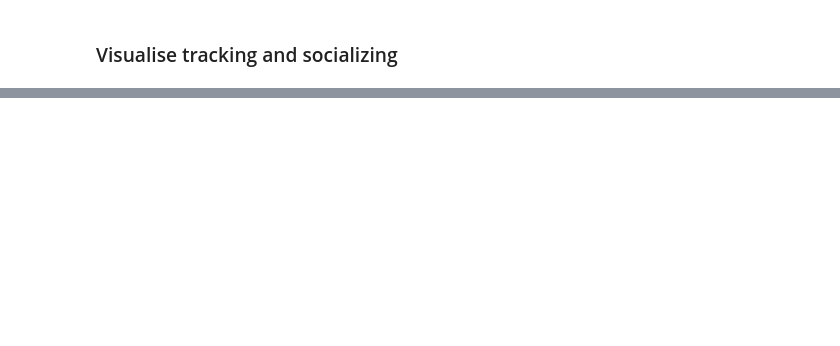
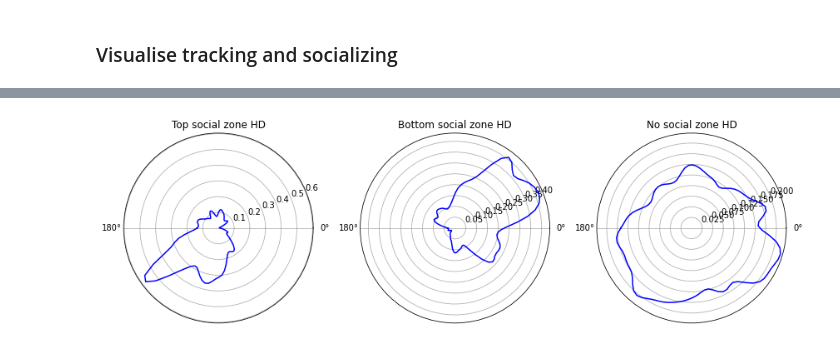
Before and after one commit to CINPLA/cinpla-base, a Jupyter notebook: notebooks/000-annotate-social-interactions-visualisation.ipynb, the cells around one changed output, grey strips where cells are left out. Saved outputs shown, nothing was run; the diff lists cells and outputs as text; code cells hidden in the pictures; blank space fills up the shorter version.

```diff
--- a/notebooks/000-annotate-social-interactions-visualisation.ipynb
+++ b/notebooks/000-annotate-social-interactions-visualisation.ipynb
@@ -227,25 +121,27 @@ IndexError: boolean index did not match indexed array along dimension 0; dimensi
 # %%
 def vonmises_kde(data, kappa=100, n_bins=100):
     # Kernel Density Estimation - continuous equivalent of a histogram
     from scipy.special import i0
     x = np.linspace(-np.pi, np.pi, n_bins)
     if len(data) == 0:
         return [], []
     # integrate vonmises kernels
     kde = np.exp(kappa * np.cos(x[:, None] - data[None, :])).sum(1) / (2 * np.pi * i0(kappa))
     kde /= np.trapz(kde, x=x)
     return x, kde
 
 from matplotlib import gridspec
 fig = plt.figure(figsize=(12,5))
 gs = gridspec.GridSpec(nrows=1,ncols=3)
 axs = [fig.add_subplot(gs[0,i],projection='polar') for i in range(3)]
 [ax.set_xticks([0, np.pi]) for ax in axs]
 
-axs[0].plot(*vonmises_kde(a[sm1]),color='b')
+axs[0].plot(*vonmises_kde(a[f_mask(sm1)]),color='b')
 axs[0].set_title('Top social zone HD')
-axs[1].plot(*vonmises_kde(a[sm2]),color='b')
+axs[1].plot(*vonmises_kde(a[f_mask(sm2)]),color='b')
 axs[1].set_title('Bottom social zone HD')
-axs[2].plot(*vonmises_kde(a[nsm]),color='b')
+axs[2].plot(*vonmises_kde(a[f_mask(nsm)]),color='b')
 axs[2].set_title('No social zone HD')
 plt.tight_layout()
+# %% [output]
+[figure, added]
```
Also changed, not shown: parts of 17 cells of this notebook, 40 other files.
